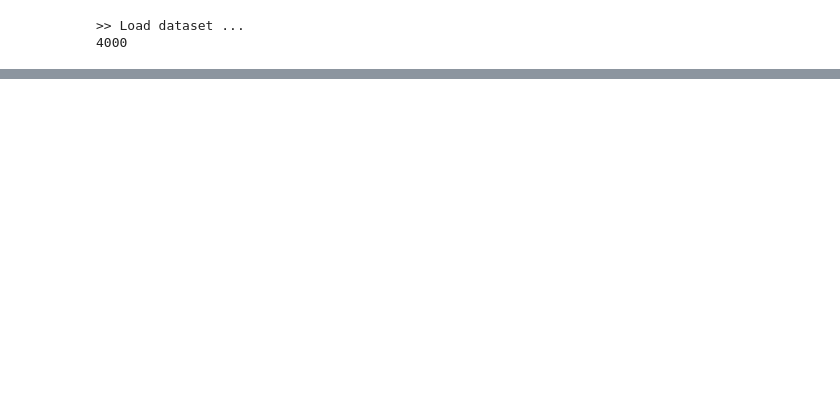
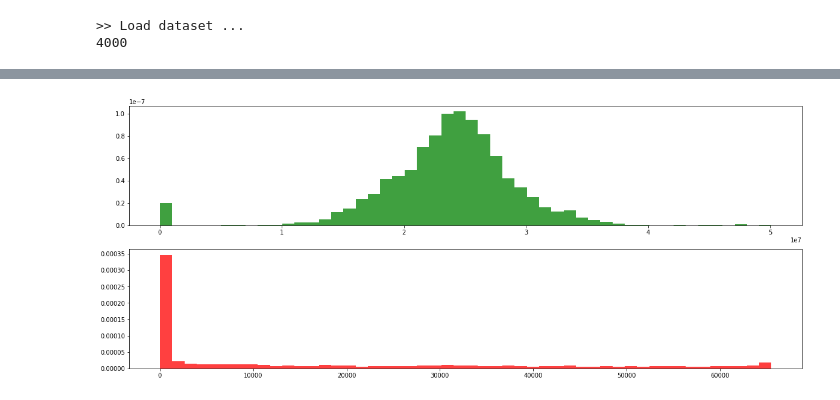
Before and after one commit to pedrodiamel/kaggle-tgs-salt-identification, a Jupyter notebook: books/eval.ipynb, the cells around one changed output, grey strips where cells are left out. Cells and saved outputs as stored; diff of their text form; code cells hidden in the pictures; blank space fills up the shorter version.

```diff
--- a/books/eval.ipynb
+++ b/books/eval.ipynb
@@ -87 +174,12 @@ if net.load( pathmodel ) is not True:
+# %%
+
+
+plt.figure( figsize=(20,8) )
+plt.subplot(211)
+plt.hist( im_data, 50, density=True, facecolor='g', alpha=0.75 )
+plt.subplot(212)
+plt.hist( mk_data, 50, density=True, facecolor='r', alpha=0.75 )
+plt.show()
+# %% [output]
+[figure, added]
 # %%
```
Also changed, not shown: parts of 12 cells of this notebook, 10 other files.
